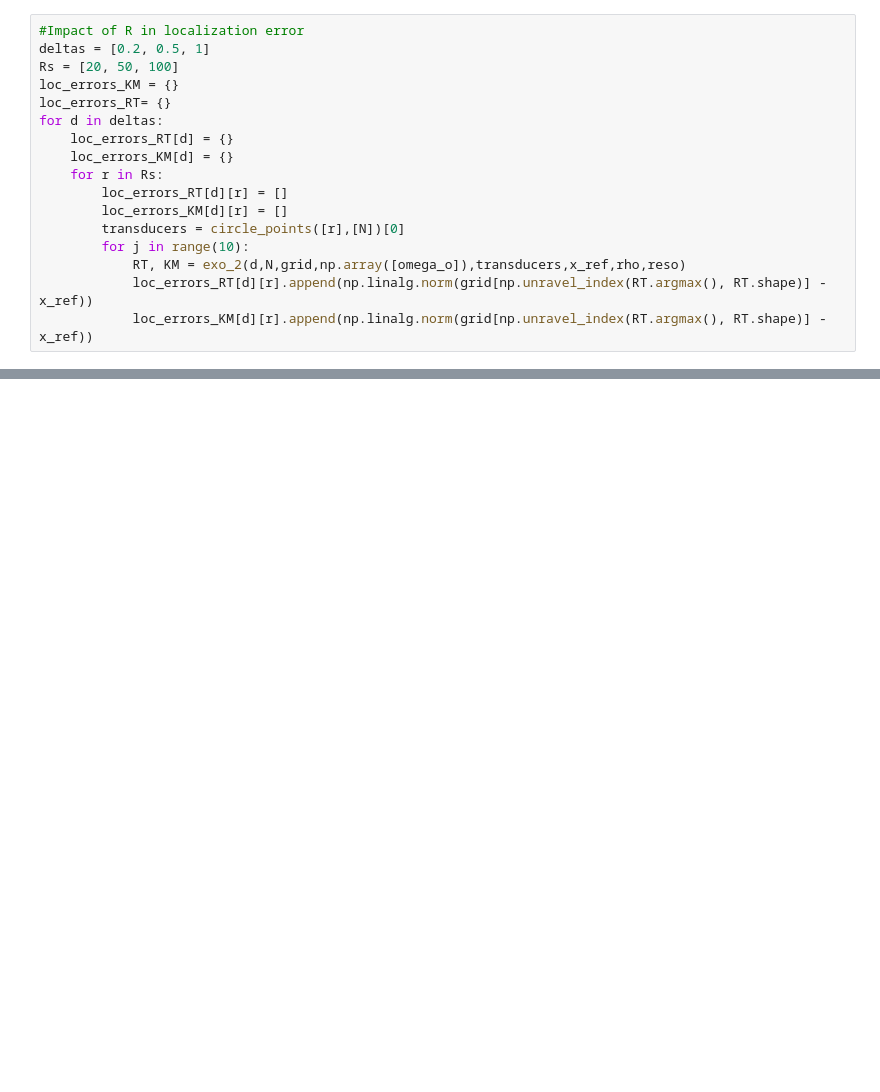
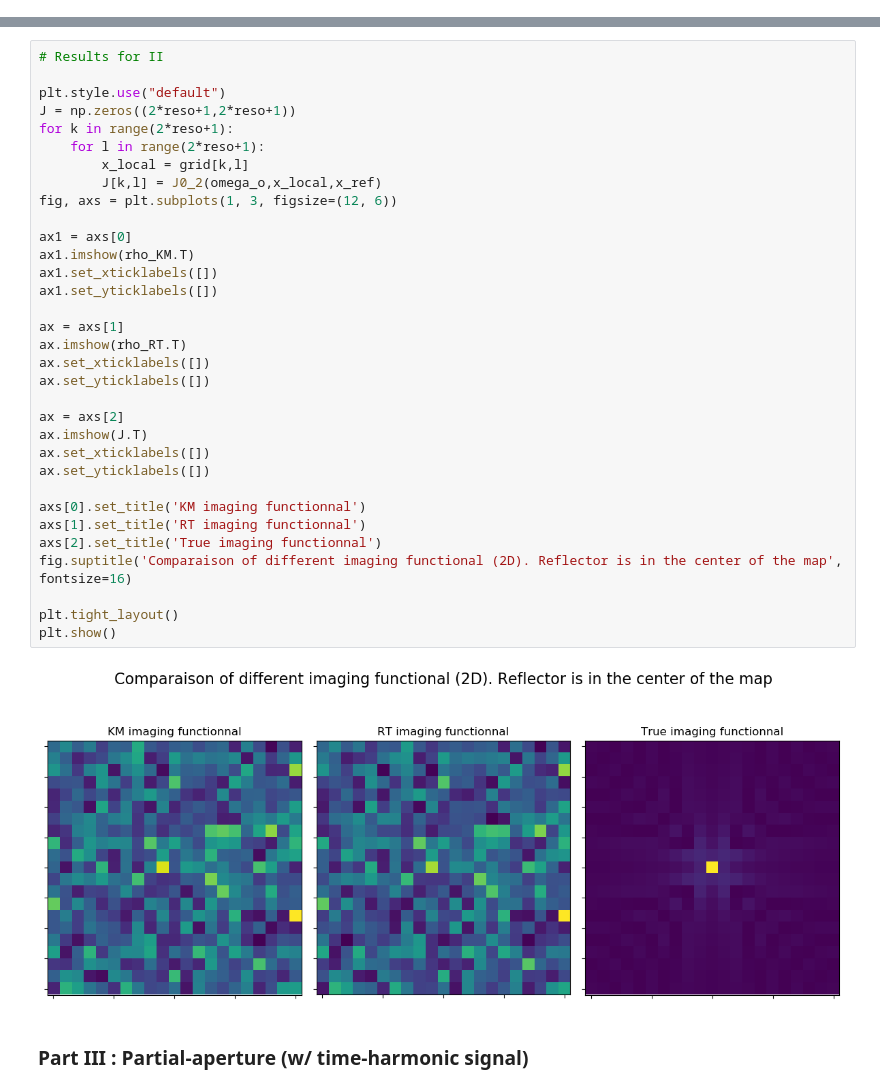
Before and after one commit to JulesSanchez/MVA-inverse-problem-in-imaging, a Jupyter notebook: migr.ipynb, the cells around one changed output, grey strips where cells are left out. Cells and saved outputs as stored; diff of their text form; blank space fills up the shorter version.

```diff
--- a/migr.ipynb
+++ b/migr.ipynb
@@ -421,17 +0,0 @@ plt.show()
-# %%
-#Impact of R in localization error
-deltas = [0.2, 0.5, 1]
-Rs = [20, 50, 100]
-loc_errors_KM = {}
-loc_errors_RT= {}
-for d in deltas:
-    loc_errors_RT[d] = {}
-    loc_errors_KM[d] = {}
-    for r in Rs:
-        loc_errors_RT[d][r] = []
-        loc_errors_KM[d][r] = []
-        transducers = circle_points([r],[N])[0]
-        for j in range(10):
-            RT, KM = exo_2(d,N,grid,np.array([omega_o]),transducers,x_ref,rho,reso)
-            loc_errors_RT[d][r].append(np.linalg.norm(grid[np.unravel_index(RT.argmax(), RT.shape)] - x_ref))
-            loc_errors_KM[d][r].append(np.linalg.norm(grid[np.unravel_index(RT.argmax(), RT.shape)] - x_ref))
@@ -523,0 +131,37 @@ plt.show()
+# %%
+# Results for II
+
+plt.style.use("default")
+J = np.zeros((2*reso+1,2*reso+1))
+for k in range(2*reso+1):
+    for l in range(2*reso+1):
+        x_local = grid[k,l]
+        J[k,l] = J0_2(omega_o,x_local,x_ref)
+fig, axs = plt.subplots(1, 3, figsize=(12, 6))
+
+ax1 = axs[0]
+ax1.imshow(rho_KM.T)
+ax1.set_xticklabels([])
+ax1.set_yticklabels([])
+
+ax = axs[1]
+ax.imshow(rho_RT.T)
+ax.set_xticklabels([])
+ax.set_yticklabels([])
+
+ax = axs[2]
+ax.imshow(J.T)
+ax.set_xticklabels([])
+ax.set_yticklabels([])
+
+axs[0].set_title('KM imaging functionnal')
+axs[1].set_title('RT imaging functionnal')
+axs[2].set_title('True imaging functionnal')
+fig.suptitle('Comparaison of different imaging functional (2D). Reflector is in the center of the map', fontsize=16)
+
+plt.tight_layout()
+plt.show()
+# %% [output]
+[figure, added]
+# %% [markdown]
+### Part III : Partial-aperture (w/ time-harmonic signal)
```
Also changed, not shown: parts of 37 cells of this notebook, 3 other files.
